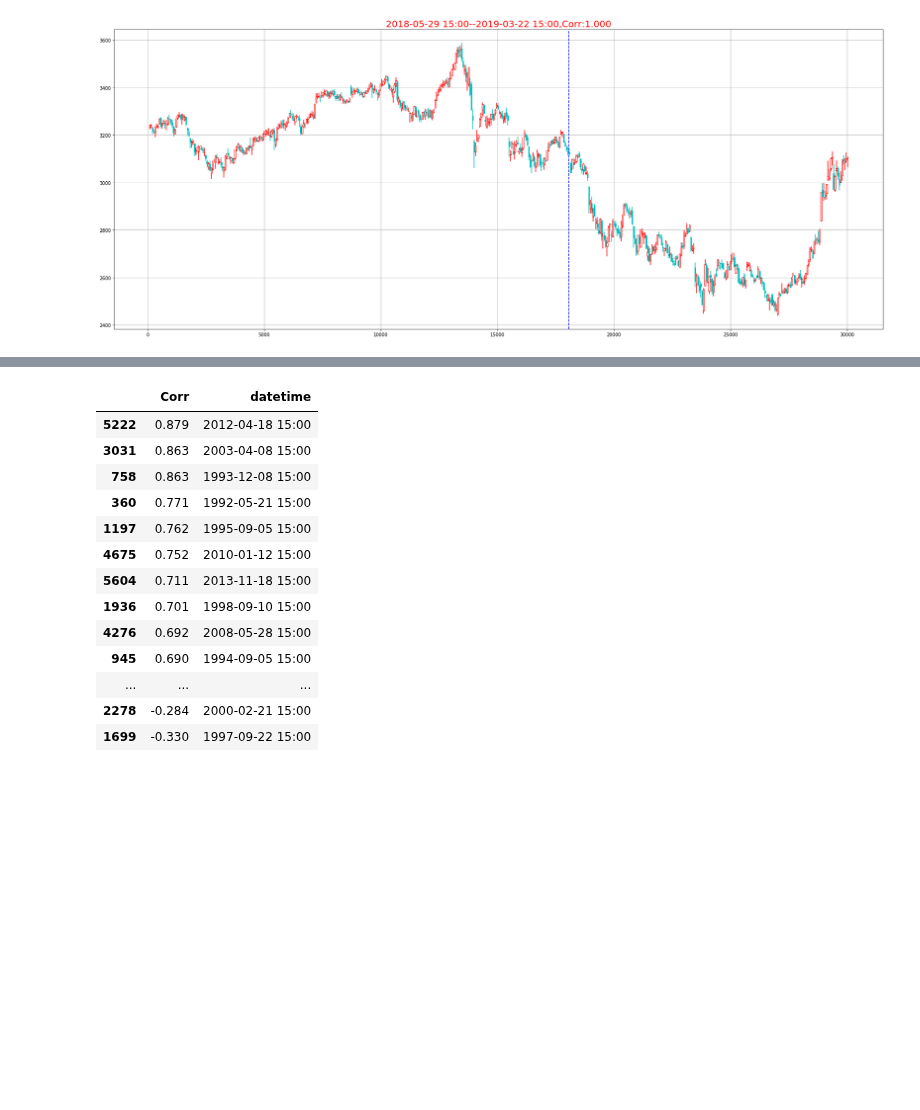
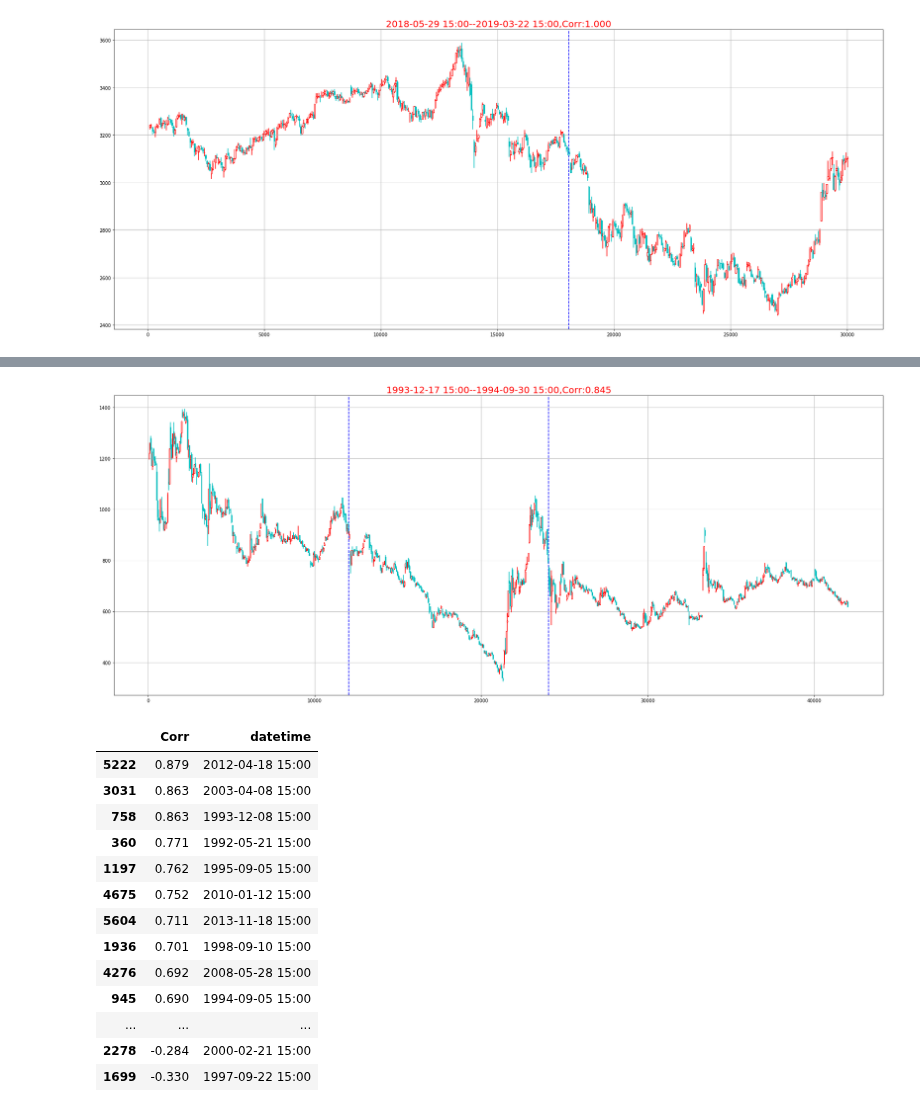
Before and after one commit to che7611/test2, a Jupyter notebook: tdx.ipynb, the cells around one changed output, grey strips where cells are left out. Cells and saved outputs as stored; diff of their text form; code cells hidden in the pictures; blank space fills up the shorter version.

```diff
--- a/tdx.ipynb
+++ b/tdx.ipynb
@@ -447,3 +428,7 @@ NameError: name 'sa' is not defined
+# %%
+sa.DrawNo(2,200,300)
+# %% [output]
+[figure, added]
 # %%
 sa.DF_CORR
 # %% [output]
```
Also changed, not shown: parts of 9 cells of this notebook, 3 other files.
